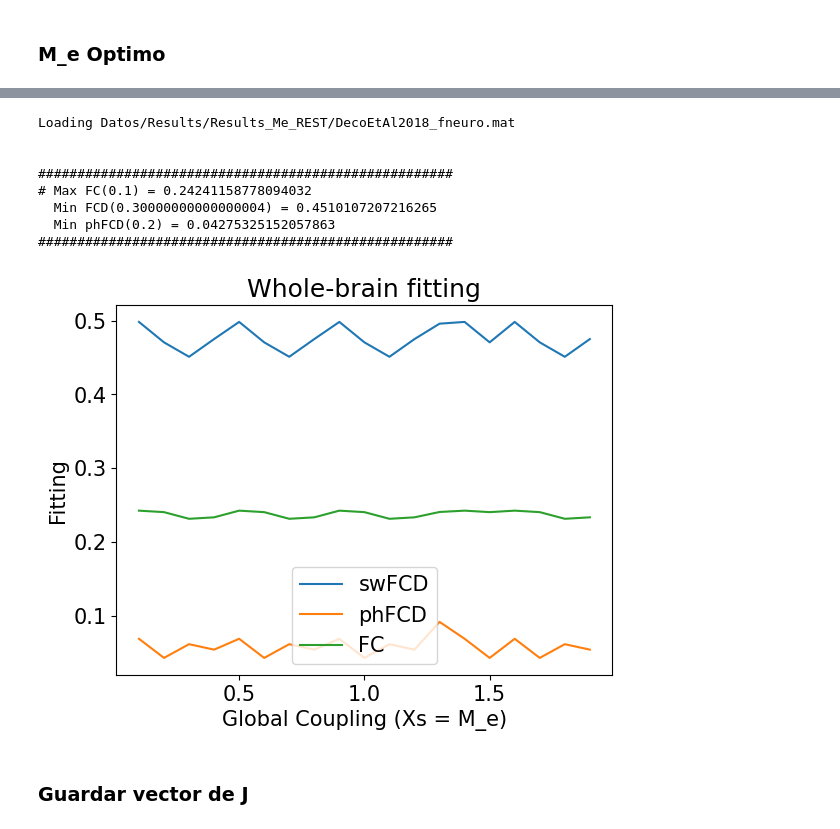
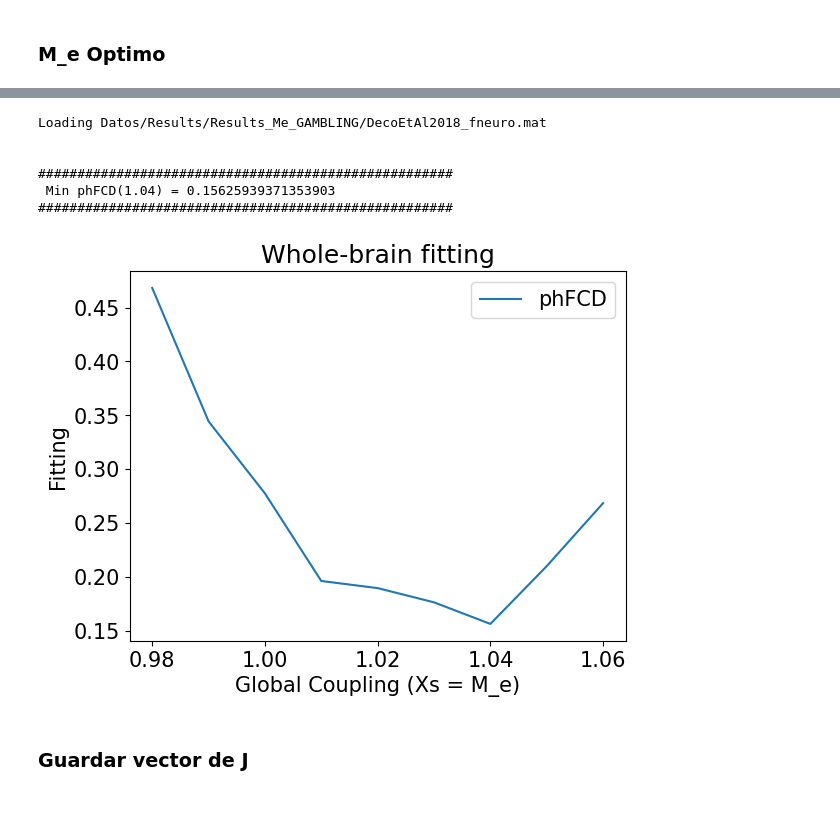
Before and after one commit to FaragoFa/Neuronas, a Jupyter notebook: Proyecto.ipynb, the cells around one changed output, grey strips where cells are left out. Saved outputs shown, nothing was run; the diff lists cells and outputs as text; code cells hidden in the pictures.

```diff
--- a/Proyecto.ipynb
+++ b/Proyecto.ipynb
@@ -517,16 +519,14 @@ Computing (@loadOrCompute): Datos/Results/Results_Test//fitting_M_e0.1.mat
 # %%
 import Tests.Deco2018.plot as fig_optim
-fig_optim.plot_optim('Datos/Results/Results_Test/DecoEtAl2018_fneuro.mat', x= 'M_e')
+fig_optim.plot_optim('Datos/Results/Results_Me_GAMBLING/DecoEtAl2018_fneuro.mat', x= 'M_e')
 # %% [output]
-Loading Datos/Results/Results_Me_REST/DecoEtAl2018_fneuro.mat
+Loading Datos/Results/Results_Me_GAMBLING/DecoEtAl2018_fneuro.mat
 
 
 #####################################################
-# Max FC(0.1) = 0.24241158778094032
-  Min FCD(0.30000000000000004) = 0.4510107207216265
-  Min phFCD(0.2) = 0.04275325152057863
+ Min phFCD(1.04) = 0.15625939371353903
 #####################################################
-[figure, old version]
+[figure, new version]
 # %% [markdown]
 ### Guardar vector de J
 # %%
```
Also changed, not shown: parts of 4 cells of this notebook, 3 other files.
